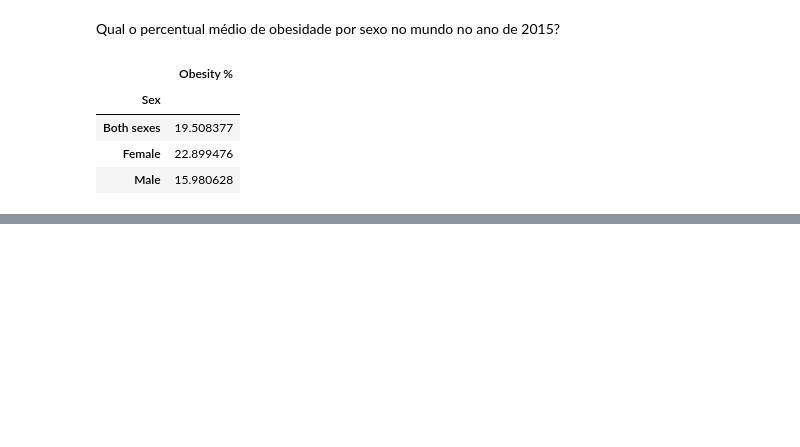
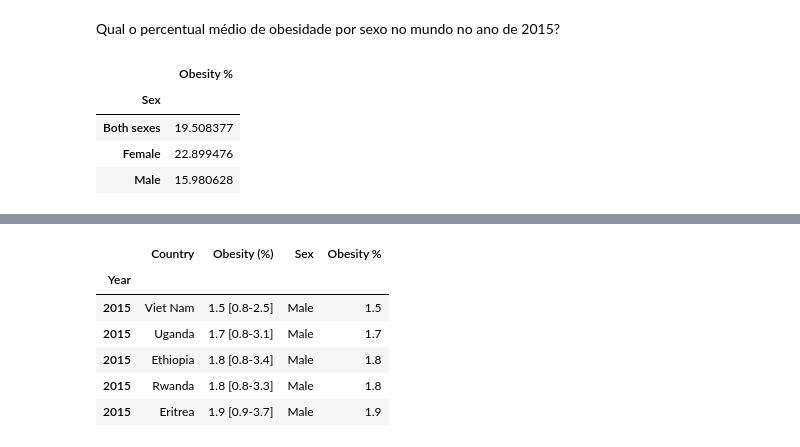
Before and after one commit to EmersonPalatti/eda-obesidade-pib, a Jupyter notebook: sample.ipynb, the cells around one changed output, grey strips where cells are left out. Cells and saved outputs as stored; diff of their text form; code cells hidden in the pictures; blank space fills up the shorter version.

```diff
--- a/sample.ipynb
+++ b/sample.ipynb
@@ -140,0 +182,10 @@ df_obesity[df_obesity.index == 2015].groupby('Sex').mean(numeric_only=True)
+# %%
+df_2015.sort_values(by='Obesity %').head()
+# %% [output]
+|  | Country | Obesity (%) | Sex | Obesity % |
+| Year |  |  |  |  |
+| 2015 | Viet Nam | 1.5 [0.8-2.5] | Male | 1.5 |
+| 2015 | Uganda | 1.7 [0.8-3.1] | Male | 1.7 |
+| 2015 | Ethiopia | 1.8 [0.8-3.4] | Male | 1.8 |
+| 2015 | Rwanda | 1.8 [0.8-3.3] | Male | 1.8 |
+| 2015 | Eritrea | 1.9 [0.9-3.7] | Male | 1.9 |
```
Also changed, not shown: parts of 15 cells of this notebook.
